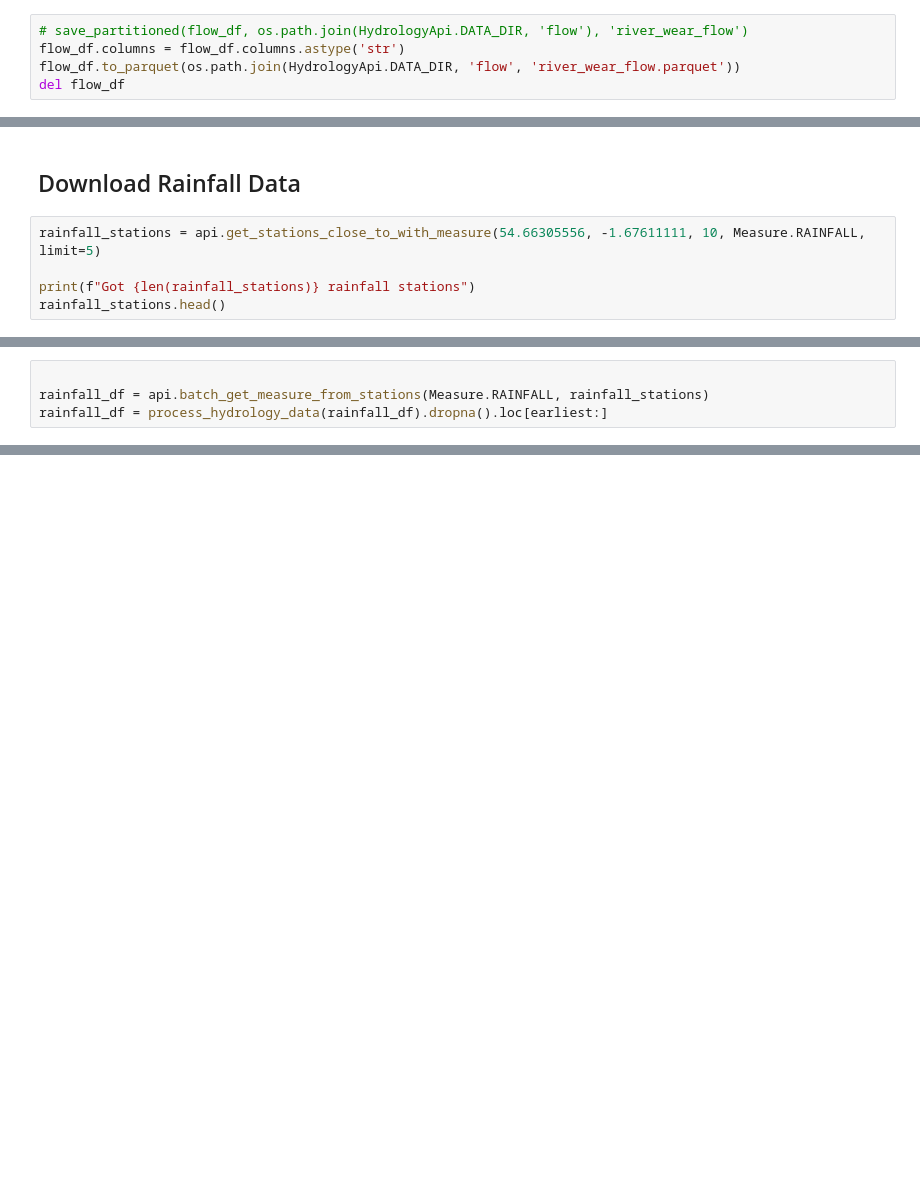
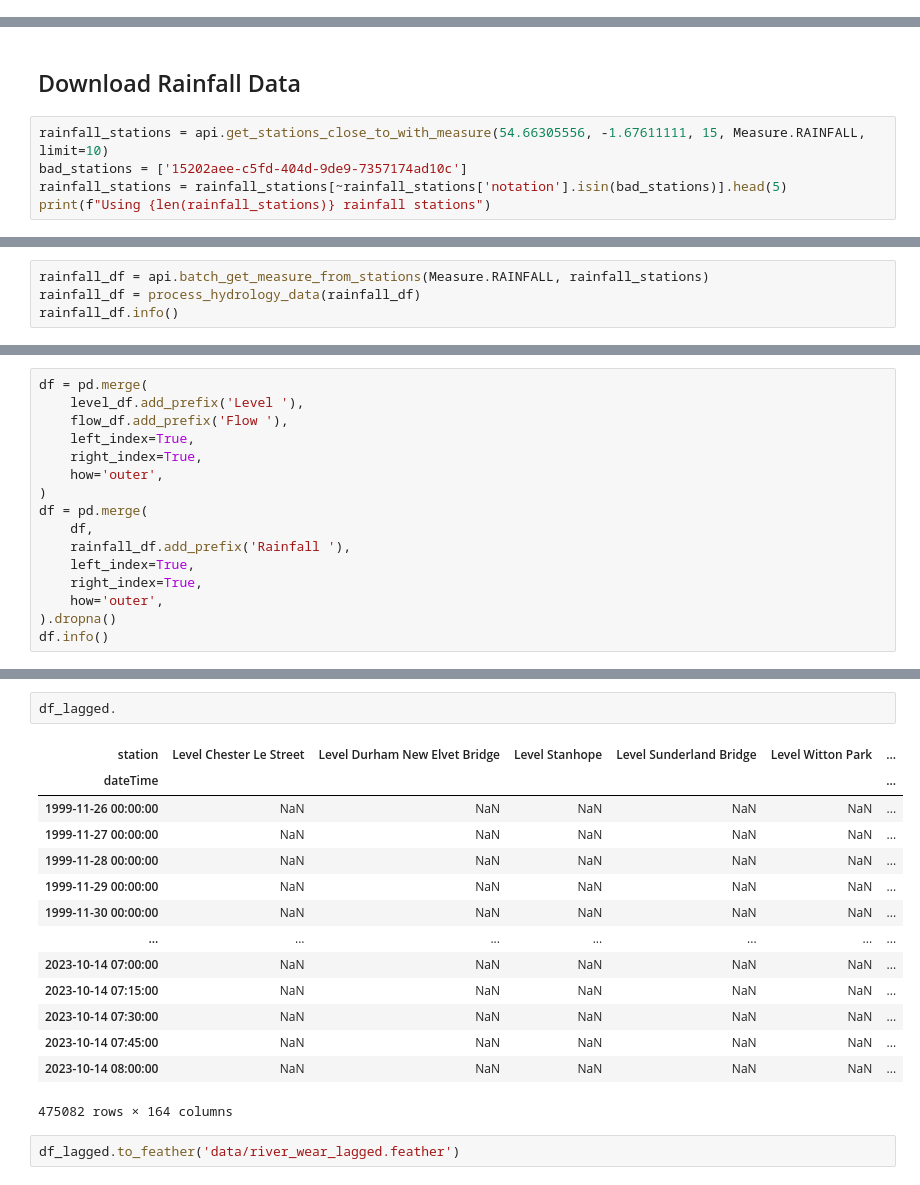
Before and after one commit to Jex-y/river-level-analysis, a Jupyter notebook: build_datasets.ipynb, the cells around one changed output, grey strips where cells are left out. Saved outputs shown, nothing was run; the diff lists cells and outputs as text; blank space fills up the shorter version.

```diff
--- a/build_datasets.ipynb
+++ b/build_datasets.ipynb
@@ -298,5 +276,0 @@ Failed to update data: NaTType does not support strftime
-# %%
-# save_partitioned(flow_df, os.path.join(HydrologyApi.DATA_DIR, 'flow'), 'river_wear_flow')
-flow_df.columns = flow_df.columns.astype('str')
-flow_df.to_parquet(os.path.join(HydrologyApi.DATA_DIR, 'flow', 'river_wear_flow.parquet'))
-del flow_df
@@ -303,8 +279,8 @@ del flow_df
 # %% [markdown]
 ## Download Rainfall Data
 # %%
-rainfall_stations = api.get_stations_close_to_with_measure(54.66305556, -1.67611111, 10, Measure.RAINFALL, limit=5)
-
-print(f"Got {len(rainfall_stations)} rainfall stations")
-rainfall_stations.head()
+rainfall_stations = api.get_stations_close_to_with_measure(54.66305556, -1.67611111, 15, Measure.RAINFALL, limit=10)
+bad_stations = ['15202aee-c5fd-404d-9de9-7357174ad10c']
+rainfall_stations = rainfall_stations[~rainfall_stations['notation'].isin(bad_stations)].head(5)
+print(f"Using {len(rainfall_stations)} rainfall stations")
 # %% [output]
@@ -317,6 +288,6 @@ Got 4 rainfall stations
 # %%
-
 rainfall_df = api.batch_get_measure_from_stations(Measure.RAINFALL, rainfall_stations)
-rainfall_df = process_hydrology_data(rainfall_df).dropna().loc[earliest:]
+rainfall_df = process_hydrology_data(rainfall_df)
+rainfall_df.info()
 # %% [output]
 Making request to: https://environment.data.gov.uk/hydrology/data/batch-readings/batch/?measure=1dabd12c-1d2e-4765-ae38-a4d5a121928d-rainfall-t-900-mm-qualified
@@ -333,0 +311,16 @@ NameError: name 'pd' is not defined
+# %%
+df = pd.merge(
+    level_df.add_prefix('Level '),
+    flow_df.add_prefix('Flow '),
+    left_index=True,
+    right_index=True,
+    how='outer',
+)
+df = pd.merge(
+    df,
+    rainfall_df.add_prefix('Rainfall '),
+    left_index=True,
+    right_index=True,
+    how='outer',
+).dropna()
+df.info()
@@ -333,0 +411,19 @@ NameError: name 'pd' is not defined
+# %%
+df_lagged.
+# %% [output]
+| station | Level Chester Le Street | Level Durham New Elvet Bridge | Level Stanhope | Level Sunderland Bridge | Level Witton Park | ... |
+| dateTime |  |  |  |  |  | ... |
+| 1999-11-26 00:00:00 | NaN | NaN | NaN | NaN | NaN | ... |
+| 1999-11-27 00:00:00 | NaN | NaN | NaN | NaN | NaN | ... |
+| 1999-11-28 00:00:00 | NaN | NaN | NaN | NaN | NaN | ... |
+| 1999-11-29 00:00:00 | NaN | NaN | NaN | NaN | NaN | ... |
+| 1999-11-30 00:00:00 | NaN | NaN | NaN | NaN | NaN | ... |
+| ... | ... | ... | ... | ... | ... | ... |
+| 2023-10-14 07:00:00 | NaN | NaN | NaN | NaN | NaN | ... |
+| 2023-10-14 07:15:00 | NaN | NaN | NaN | NaN | NaN | ... |
+| 2023-10-14 07:30:00 | NaN | NaN | NaN | NaN | NaN | ... |
+| 2023-10-14 07:45:00 | NaN | NaN | NaN | NaN | NaN | ... |
+| 2023-10-14 08:00:00 | NaN | NaN | NaN | NaN | NaN | ... |
+475082 rows × 164 columns
+# %%
+df_lagged.to_feather('data/river_wear_lagged.feather')
```
Also changed, not shown: parts of 13 cells of this notebook, 4 other files.
